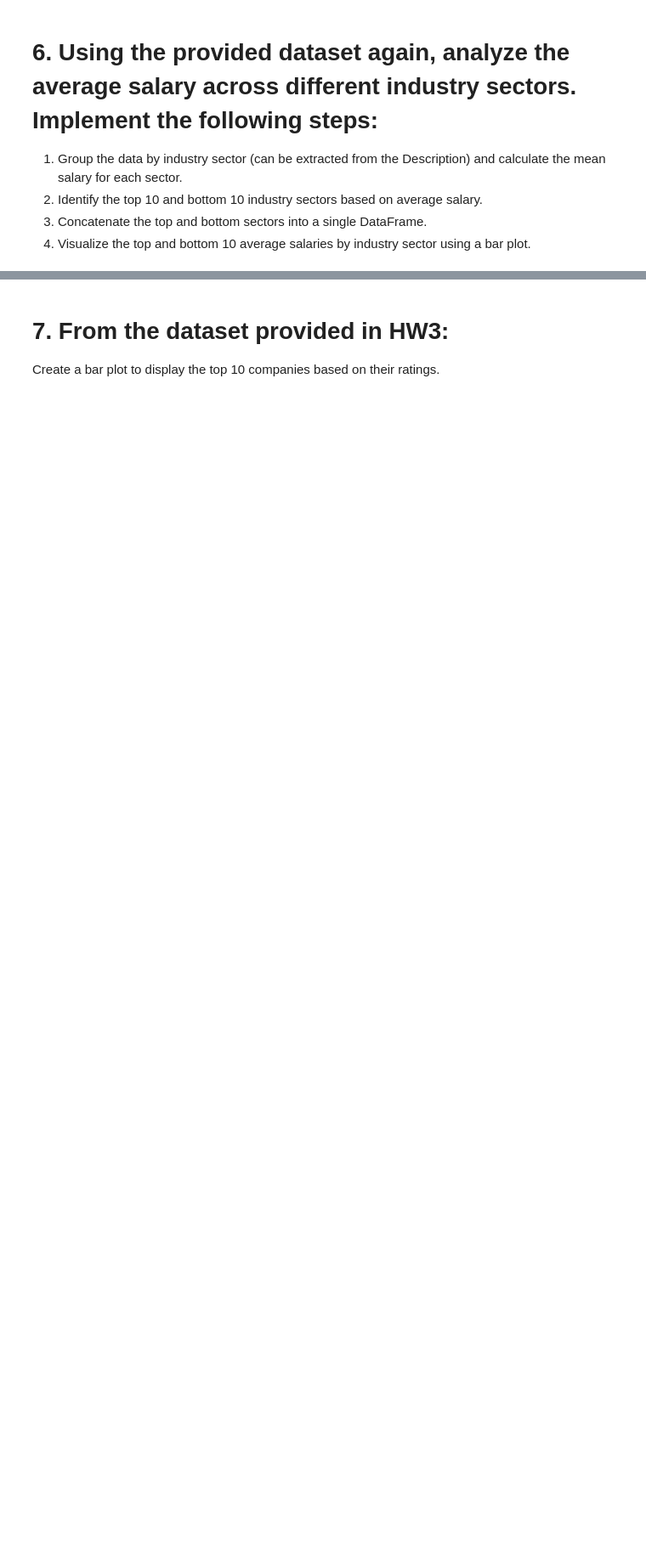
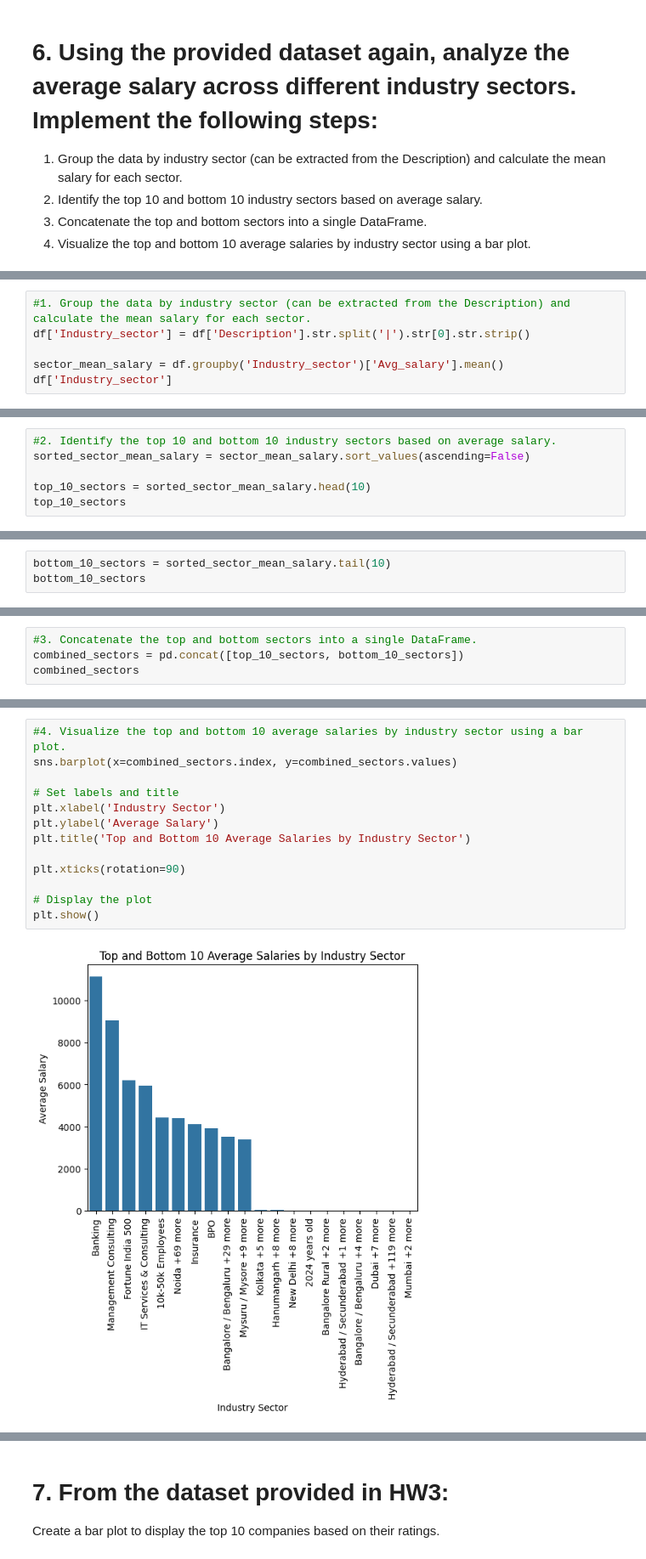
Before and after one commit to ninapeak10/Intro-to-Data-Science, a Jupyter notebook: HW/HW4.ipynb, the cells around one changed output, grey strips where cells are left out. Shown at 85% size. Cells and saved outputs as stored; diff of their text form; blank space fills up the shorter version.

```diff
--- a/HW/HW4.ipynb
+++ b/HW/HW4.ipynb
@@ -223,0 +385,6 @@ From the plot, we can observe the distribution of ratings among the companies. W
+# %%
+#1. Group the data by industry sector (can be extracted from the Description) and calculate the mean salary for each sector.
+df['Industry_sector'] = df['Description'].str.split('|').str[0].str.strip()
+
+sector_mean_salary = df.groupby('Industry_sector')['Avg_salary'].mean()
+df['Industry_sector']
@@ -223,0 +404,6 @@ From the plot, we can observe the distribution of ratings among the companies. W
+# %%
+#2. Identify the top 10 and bottom 10 industry sectors based on average salary.
+sorted_sector_mean_salary = sector_mean_salary.sort_values(ascending=False)
+
+top_10_sectors = sorted_sector_mean_salary.head(10)
+top_10_sectors
@@ -223,0 +423,3 @@ From the plot, we can observe the distribution of ratings among the companies. W
+# %%
+bottom_10_sectors = sorted_sector_mean_salary.tail(10)
+bottom_10_sectors
@@ -223,0 +439,4 @@ From the plot, we can observe the distribution of ratings among the companies. W
+# %%
+#3. Concatenate the top and bottom sectors into a single DataFrame.
+combined_sectors = pd.concat([top_10_sectors, bottom_10_sectors])
+combined_sectors
@@ -223,0 +461,15 @@ From the plot, we can observe the distribution of ratings among the companies. W
+# %%
+#4. Visualize the top and bottom 10 average salaries by industry sector using a bar plot.
+sns.barplot(x=combined_sectors.index, y=combined_sectors.values)
+
+# Set labels and title
+plt.xlabel('Industry Sector')
+plt.ylabel('Average Salary')
+plt.title('Top and Bottom 10 Average Salaries by Industry Sector')
+
+plt.xticks(rotation=90)
+
+# Display the plot
+plt.show()
+# %% [output]
+[figure, added]
```
Also changed, not shown: parts of 34 cells of this notebook.
